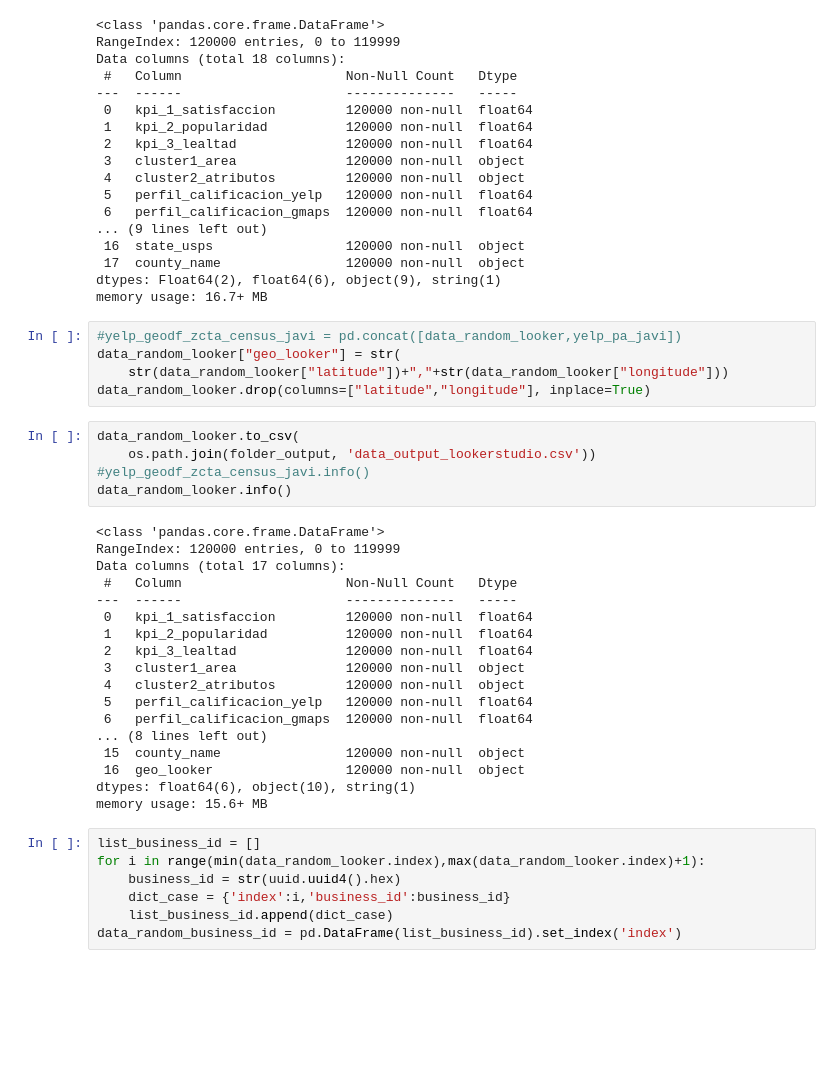
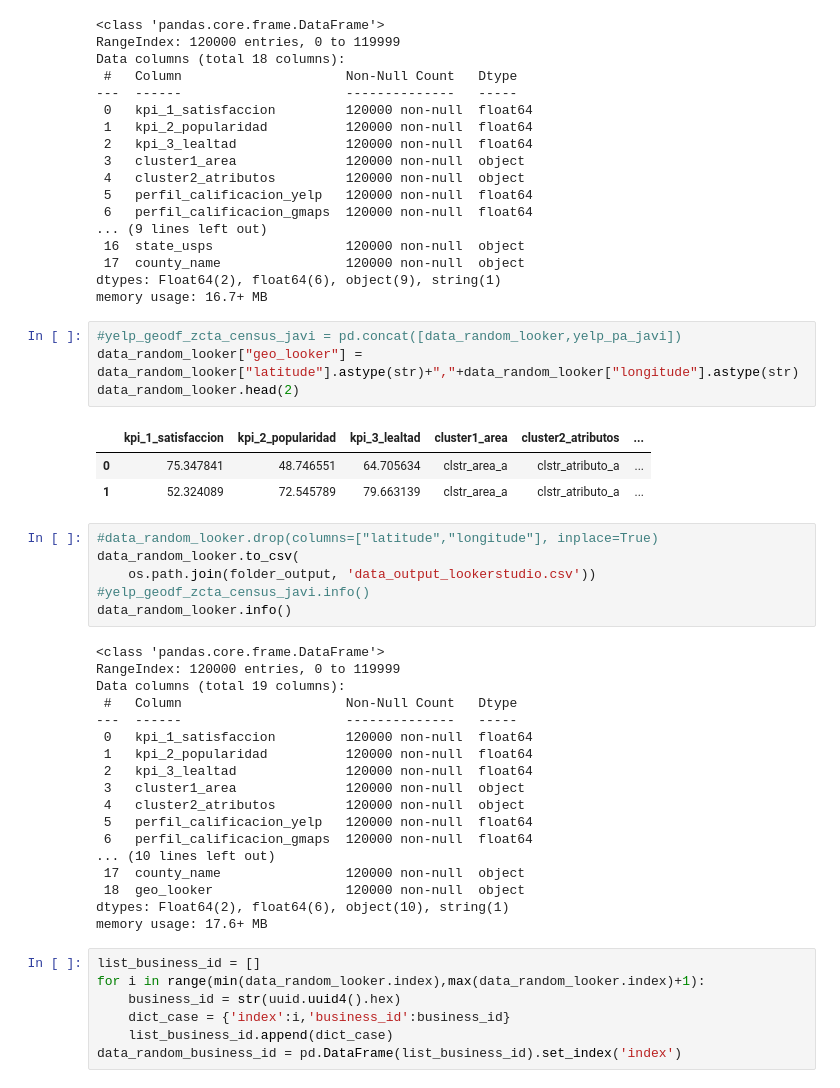
Before and after one commit to MatB1988/proyectogrupal, a Jupyter notebook: Pruebas/datos_ficticios.ipynb, the cells around one changed output. Saved outputs shown, nothing was run; the diff lists cells and outputs as text; blank space fills up the shorter version.

```diff
--- a/Pruebas/datos_ficticios.ipynb
+++ b/Pruebas/datos_ficticios.ipynb
@@ -136,10 +136,14 @@ dtypes: Float64(2), float64(6), object(9), string(1)
 memory usage: 16.7+ MB
 # %%
 #yelp_geodf_zcta_census_javi = pd.concat([data_random_looker,yelp_pa_javi])
-data_random_looker["geo_looker"] = str(
-    str(data_random_looker["latitude"])+","+str(data_random_looker["longitude"]))
-data_random_looker.drop(columns=["latitude","longitude"], inplace=True)
+data_random_looker["geo_looker"] = data_random_looker["latitude"].astype(str)+","+data_random_looker["longitude"].astype(str)
+data_random_looker.head(2)
+# %% [output]
+|  | kpi_1_satisfaccion | kpi_2_popularidad | kpi_3_lealtad | cluster1_area | cluster2_atributos | ... |
+| 0 | 75.347841 | 48.746551 | 64.705634 | clstr_area_a | clstr_atributo_a | ... |
+| 1 | 52.324089 | 72.545789 | 79.663139 | clstr_area_a | clstr_atributo_a | ... |
 # %%
+#data_random_looker.drop(columns=["latitude","longitude"], inplace=True)
 data_random_looker.to_csv(
     os.path.join(folder_output, 'data_output_lookerstudio.csv'))
 #yelp_geodf_zcta_census_javi.info()
@@ -147,7 +151,7 @@ data_random_looker.info()
 # %% [output]
 <class 'pandas.core.frame.DataFrame'>
 RangeIndex: 120000 entries, 0 to 119999
-Data columns (total 17 columns):
+Data columns (total 19 columns):
  #   Column                     Non-Null Count   Dtype
 ---  ------                     --------------   -----
  0   kpi_1_satisfaccion         120000 non-null  float64
@@ -157,11 +161,11 @@ Data columns (total 17 columns):
  4   cluster2_atributos         120000 non-null  object
  5   perfil_calificacion_yelp   120000 non-null  float64
  6   perfil_calificacion_gmaps  120000 non-null  float64
-... (8 lines left out)
- 15  county_name                120000 non-null  object
- 16  geo_looker                 120000 non-null  object
-dtypes: float64(6), object(10), string(1)
-memory usage: 15.6+ MB
+... (10 lines left out)
+ 17  county_name                120000 non-null  object
+ 18  geo_looker                 120000 non-null  object
+dtypes: Float64(2), float64(6), object(10), string(1)
+memory usage: 17.6+ MB
 # %%
 list_business_id = []
 for i in range(min(data_random_looker.index),max(data_random_looker.index)+1):
```
Also changed, not shown: parts of 1 cell of this notebook, 2 other files.
